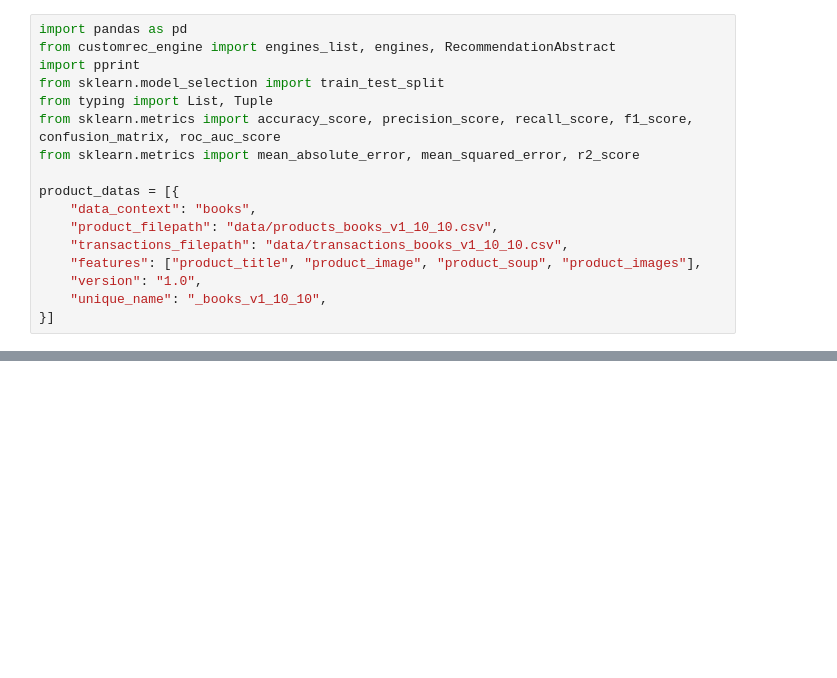
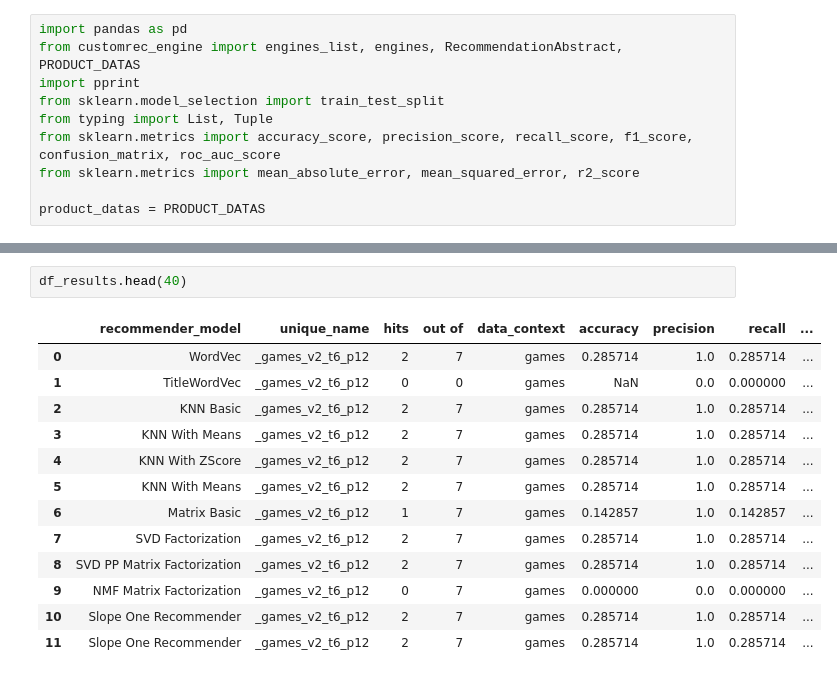
Before and after one commit to NeneWang/recommendation-systems-exploration, a Jupyter notebook: enhancement/testing_performance.ipynb, the cells around one changed output, grey strips where cells are left out. Cells and saved outputs as stored; diff of their text form; blank space fills up the shorter version.

```diff
--- a/enhancement/testing_performance.ipynb
+++ b/enhancement/testing_performance.ipynb
@@ -1,20 +1,13 @@
 # %%
 import pandas as pd
-from customrec_engine import engines_list, engines, RecommendationAbstract
+from customrec_engine import engines_list, engines, RecommendationAbstract, PRODUCT_DATAS
 import pprint
 from sklearn.model_selection import train_test_split
 from typing import List, Tuple
 from sklearn.metrics import accuracy_score, precision_score, recall_score, f1_score, confusion_matrix, roc_auc_score
 from sklearn.metrics import mean_absolute_error, mean_squared_error, r2_score
 
-product_datas = [{
-    "data_context": "books",
-    "product_filepath": "data/products_books_v1_10_10.csv",
-    "transactions_filepath": "data/transactions_books_v1_10_10.csv",
-    "features": ["product_title", "product_image", "product_soup", "product_images"],
-    "version": "1.0",
-    "unique_name": "_books_v1_10_10",
-}]
+product_datas = PRODUCT_DATAS
 # %%
 
 
@@ -131,0 +134,16 @@ Done computing similarity matrix.
+# %%
+df_results.head(40)
+# %% [output]
+|  | recommender_model | unique_name | hits | out of | data_context | accuracy | precision | recall | ... |
+| 0 | WordVec | _games_v2_t6_p12 | 2 | 7 | games | 0.285714 | 1.0 | 0.285714 | ... |
+| 1 | TitleWordVec | _games_v2_t6_p12 | 0 | 0 | games | NaN | 0.0 | 0.000000 | ... |
+| 2 | KNN Basic | _games_v2_t6_p12 | 2 | 7 | games | 0.285714 | 1.0 | 0.285714 | ... |
+| 3 | KNN With Means | _games_v2_t6_p12 | 2 | 7 | games | 0.285714 | 1.0 | 0.285714 | ... |
+| 4 | KNN With ZScore | _games_v2_t6_p12 | 2 | 7 | games | 0.285714 | 1.0 | 0.285714 | ... |
+| 5 | KNN With Means | _games_v2_t6_p12 | 2 | 7 | games | 0.285714 | 1.0 | 0.285714 | ... |
+| 6 | Matrix Basic | _games_v2_t6_p12 | 1 | 7 | games | 0.142857 | 1.0 | 0.142857 | ... |
+| 7 | SVD Factorization | _games_v2_t6_p12 | 2 | 7 | games | 0.285714 | 1.0 | 0.285714 | ... |
+| 8 | SVD PP Matrix Factorization | _games_v2_t6_p12 | 2 | 7 | games | 0.285714 | 1.0 | 0.285714 | ... |
+| 9 | NMF Matrix Factorization | _games_v2_t6_p12 | 0 | 7 | games | 0.000000 | 0.0 | 0.000000 | ... |
+| 10 | Slope One Recommender | _games_v2_t6_p12 | 2 | 7 | games | 0.285714 | 1.0 | 0.285714 | ... |
+| 11 | Slope One Recommender | _games_v2_t6_p12 | 2 | 7 | games | 0.285714 | 1.0 | 0.285714 | ... |
```
Also changed, not shown: parts of 2 cells of this notebook, 4 other files.
